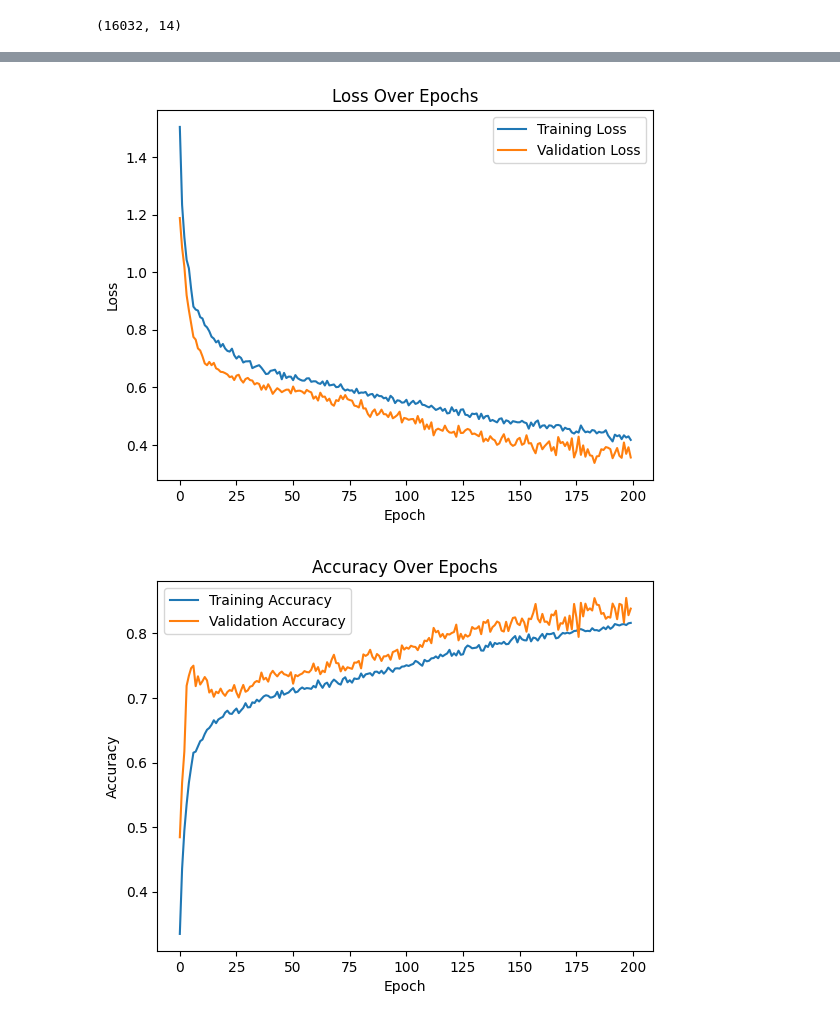
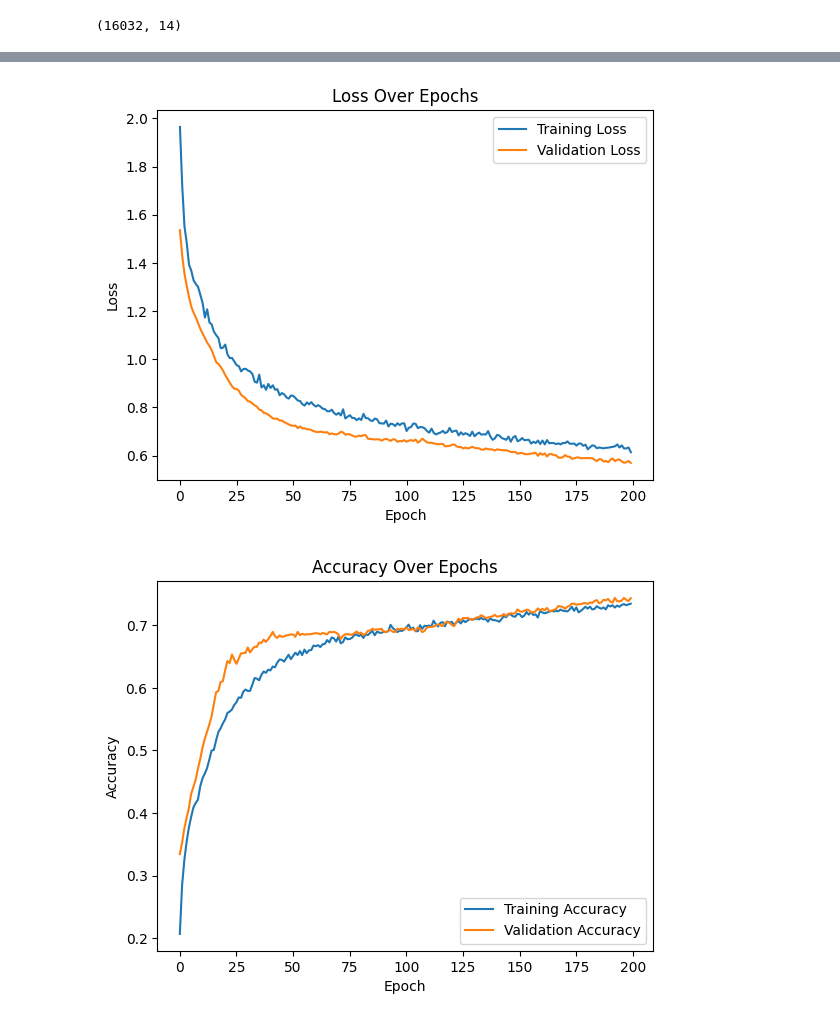
Before and after one commit to buy0range/code_internship, a Jupyter notebook: algorithm.ipynb, the cells around one changed output, grey strips where cells are left out. Cells and saved outputs as stored; diff of their text form; code cells hidden in the pictures.

```diff
--- a/algorithm.ipynb
+++ b/algorithm.ipynb
@@ -55,7 +55,7 @@ model = Sequential([
 ])
 
 # 使用自定义学习率的优化器
-optimizer = Adam(learning_rate=0.00005)
+optimizer = Adam(learning_rate=0.00001)
 model.compile(
     optimizer=optimizer,
     loss='sparse_categorical_crossentropy',
@@ -123,2 +123,2 @@ Epoch 200/200
-[figure, old version]
+[figure, new version]
-[figure, old version]
+[figure, new version]
```
Also changed, not shown: parts of 1 cell of this notebook, 3 other files.
